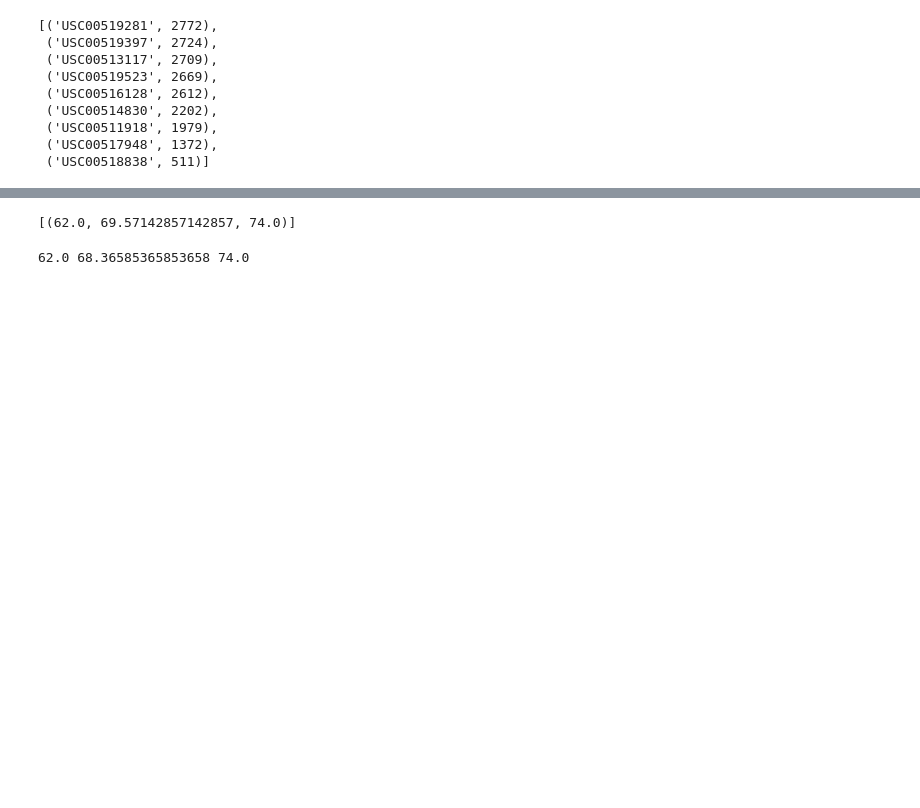
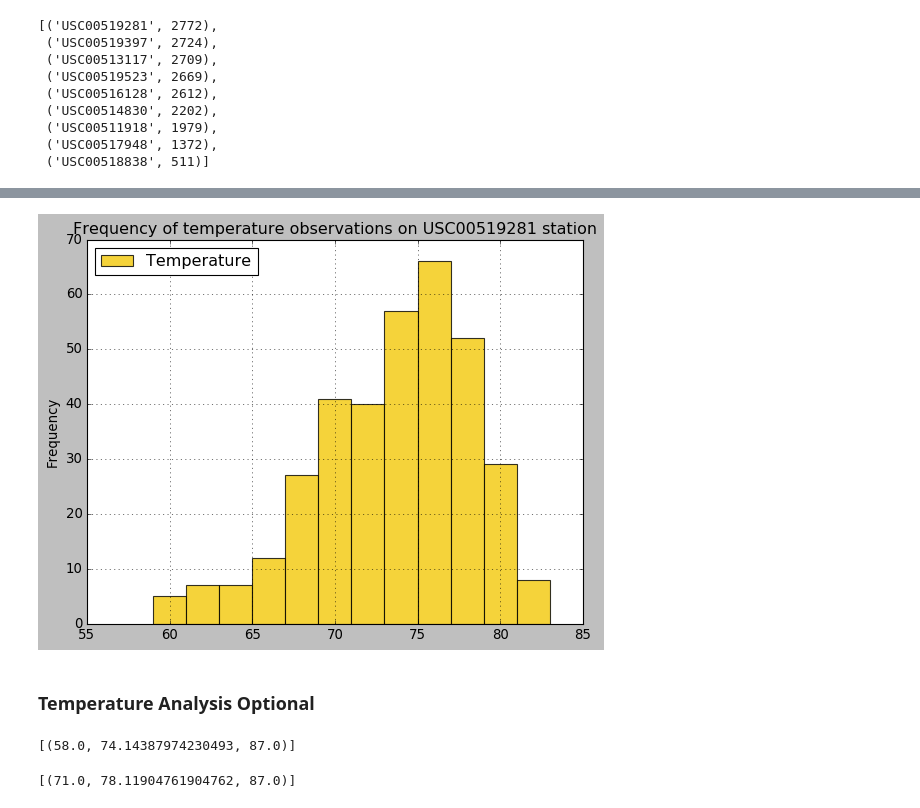
Before and after one commit to imerai/Homework, a Jupyter notebook: HW9/climate.ipynb, the cells around one changed output, grey strips where cells are left out. Drawn from its saved outputs; the diff is of its cells as text; code cells hidden in the pictures; blank space fills up the shorter version.

```diff
--- a/HW9/climate.ipynb
+++ b/HW9/climate.ipynb
@@ -180,0 +212,5 @@ active_station
+# %%
+# Most active station
+most_active = session.query(Measurement.station).group_by(Measurement.station).\
+order_by(func.count(Measurement.id).desc()).first()
+most_active
@@ -181,3 +219,5 @@ active_station
 # %%
 # Choose the station with the highest number of temperature observations.
 # Query the last 12 months of temperature observation data for this station and plot the results as a histogram
+last_year_temp = session.query(Measurement.tobs).filter(Measurement.date > year_ago).\
+                    filter(Measurement.station == most_active[0]).all()
@@ -187,27 +224,32 @@ active_station
+# %%
+df = pd.DataFrame(last_year_temp, columns=['Temperature'])
+# %%
+# plot the results as a histogram
+df.plot.hist(by='Temperature', bins=12, color='#F3C809',\
+             title=f'Frequency of temperature observations on {most_active[0]} station', alpha=0.8, grid=True)
+plt.savefig("Image/Temperature.png")
+# %% [output]
+[figure, added]
+# %% [markdown]
+### Temperature Analysis Optional
 # %%
 # Write a function called `calc_temps` that will accept start date and end date in the format '%Y-%m-%d'
 # and return the minimum, average, and maximum temperatures for that range of dates
 def calc_temps(start_date, end_date):
-    """TMIN, TAVG, and TMAX for a list of dates.
-
-    Args:
-        start_date (string): A date string in the format %Y-%m-%d
-        end_date (string): A date string in the format %Y-%m-%d
-
-    Returns:
-        TMIN, TAVE, and TMAX
-    """
-
-    return session.query(func.min(Measurement.tobs), func.avg(Measurement.tobs), func.max(Measurement.tobs)).\
-        filter(Measurement.date >= start_date).filter(Measurement.date <= end_date).all()
-print(calc_temps('2012-02-28', '2012-03-05'))
+    c_results = session.query(func.min(Measurement.tobs), func.avg(Measurement.tobs), func.max(Measurement.tobs)).\
+                    filter(Measurement.date >= start_date).\
+                    filter(Measurement.date <= end_date).all()
+    return c_results
+calc_temps('2017-01-01', '2017-12-31')
 # %% [output]
-[(62.0, 69.57142857142857, 74.0)]
+[(58.0, 74.14387974230493, 87.0)]
 # %%
 # Use your previous function `calc_temps` to calculate the tmin, tavg, and tmax
 # for your trip using the previous year's data for those same dates.
+trip_results = calc_temps('2017-07-02', '2017-07-08')
+trip_results
 # %% [output]
-62.0 68.36585365853658 74.0
+[(71.0, 78.11904761904762, 87.0)]
 # %%
 # Plot the results from your previous query as a bar chart.
 # Use "Trip Avg Temp" as your Title
```
Also changed, not shown: parts of 32 cells of this notebook, 6 other files.
